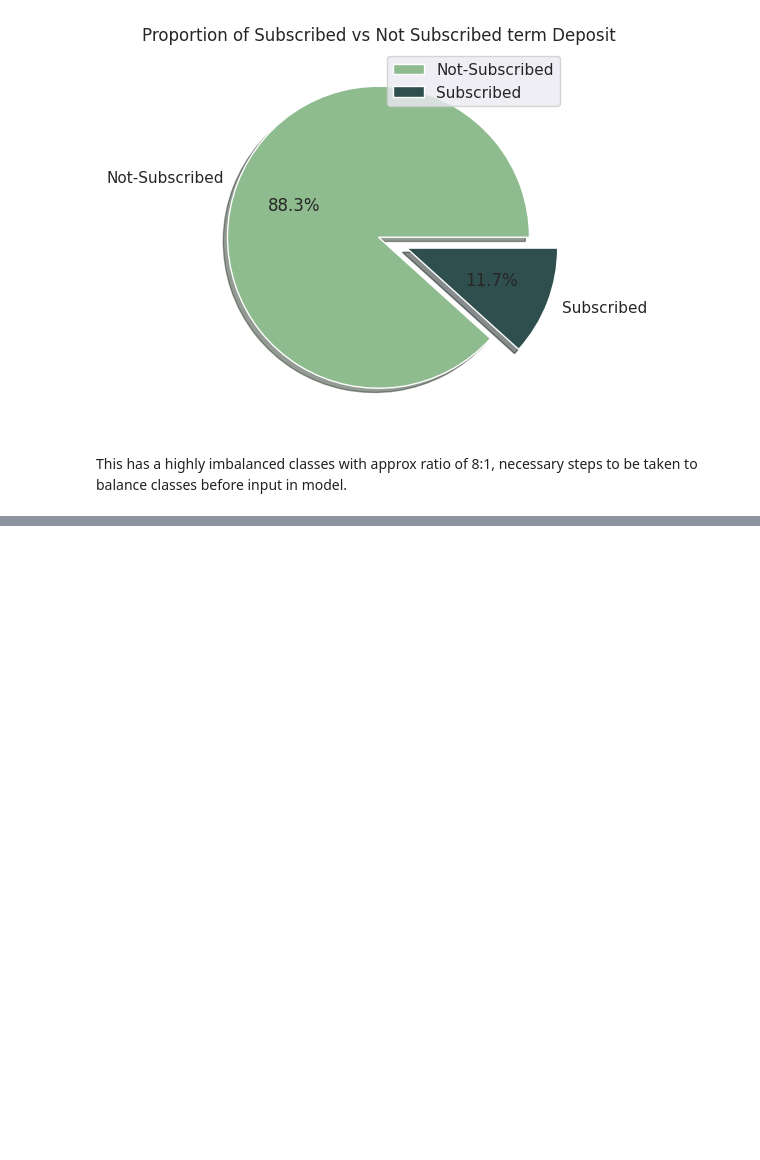
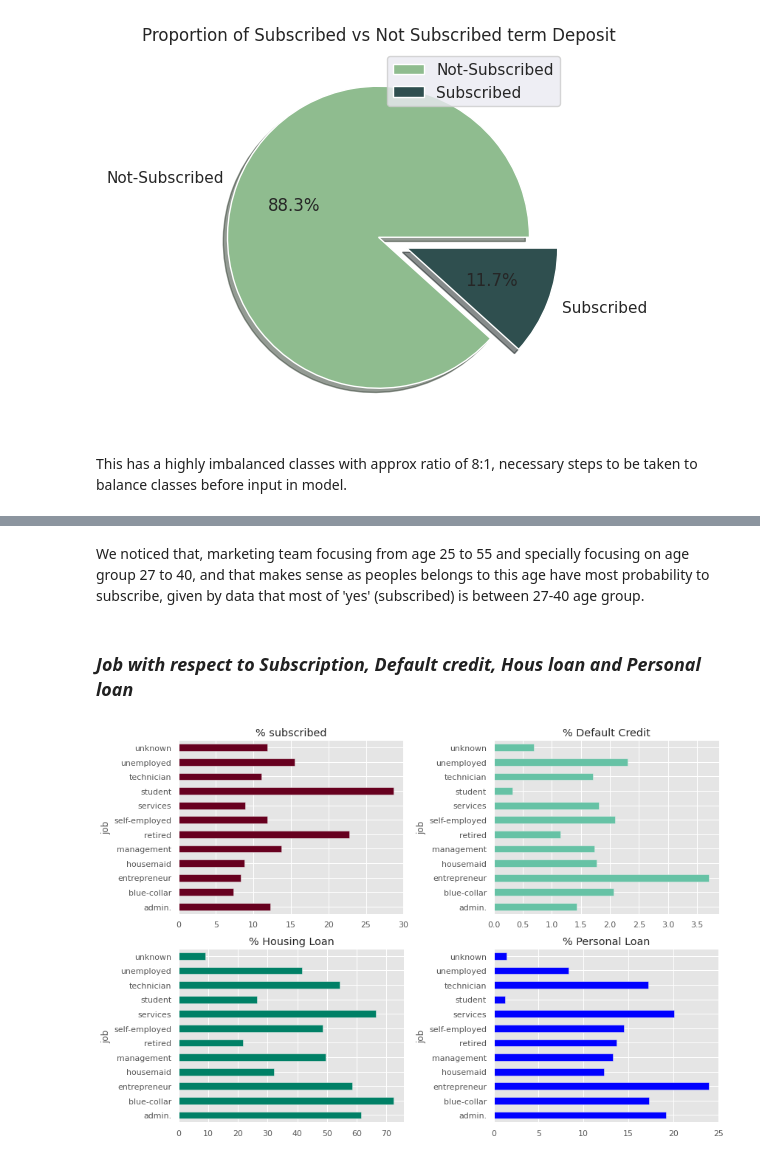
Before and after one commit to GuptaRitik/Marketing-Effectiveness-Prediction, a Jupyter notebook: Bank_Marketing_Effectiveness_Prediction_Capstone_Project.ipynb, the cells around one changed output, grey strips where cells are left out. Drawn from its saved outputs; the diff is of its cells as text; code cells hidden in the pictures; blank space fills up the shorter version.

```diff
--- a/Bank_Marketing_Effectiveness_Prediction_Capstone_Project.ipynb
+++ b/Bank_Marketing_Effectiveness_Prediction_Capstone_Project.ipynb
@@ -206,0 +217,39 @@ This has a highly imbalanced classes with approx ratio of 8:1, necessary steps t
+# %% [markdown]
+We noticed that, marketing team focusing from age 25 to 55 and specially focusing on age group 27 to 40, and that makes sense as peoples belongs to this age have most probability to subscribe, given by data that most of 'yes' (subscribed) is between 27-40 age group.
+# %% [markdown]
+### *Job with respect to Subscription, Default credit, Hous loan and Personal loan*
+# %%
+
+# finding the percentage of subscription, default credits, house loan and personal loan and assigning on different dataframes
+job_on_y = pd.crosstab(df['y'],df['job']).apply(lambda x: x/x.sum() * 100)
+job_on_y = job_on_y.transpose()
+
+job_on_d = pd.crosstab(df['default'],df['job']).apply(lambda x: x/x.sum() * 100)
+job_on_d = job_on_d.transpose()
+
+job_on_h = pd.crosstab(df['housing'],df['job']).apply(lambda x: x/x.sum() * 100)
+job_on_h = job_on_h.transpose()
+
+job_on_l = pd.crosstab(df['loan'],df['job']).apply(lambda x: x/x.sum() * 100)
+job_on_l = job_on_l.transpose()
+
+
+# defining subplots of 2*2
+fig, ax = plt.subplots(2,2)
+
+#plotting 'yes' percentage of the given features
+job_on_y['yes'].plot(kind='barh', ax= ax[0,0], colormap='RdBu')
+job_on_d['yes'].plot(kind='barh', ax= ax[0,1], colormap='Set2')
+job_on_h['yes'].plot(kind='barh', ax= ax[1,0], colormap='summer')
+job_on_l['yes'].plot(kind='barh', ax= ax[1,1], colormap='winter')
+
+
+# setting title for each plot
+ax[0,0].set_title('% subscribed')
+ax[0,1].set_title('% Default Credit')
+ax[1,0].set_title('% Housing Loan')
+ax[1,1].set_title('% Personal Loan')
+
+plt.tight_layout() # for adjustment of plots
+# %% [output]
+[figure, added]
```
Also changed, not shown: parts of 15 cells of this notebook.
